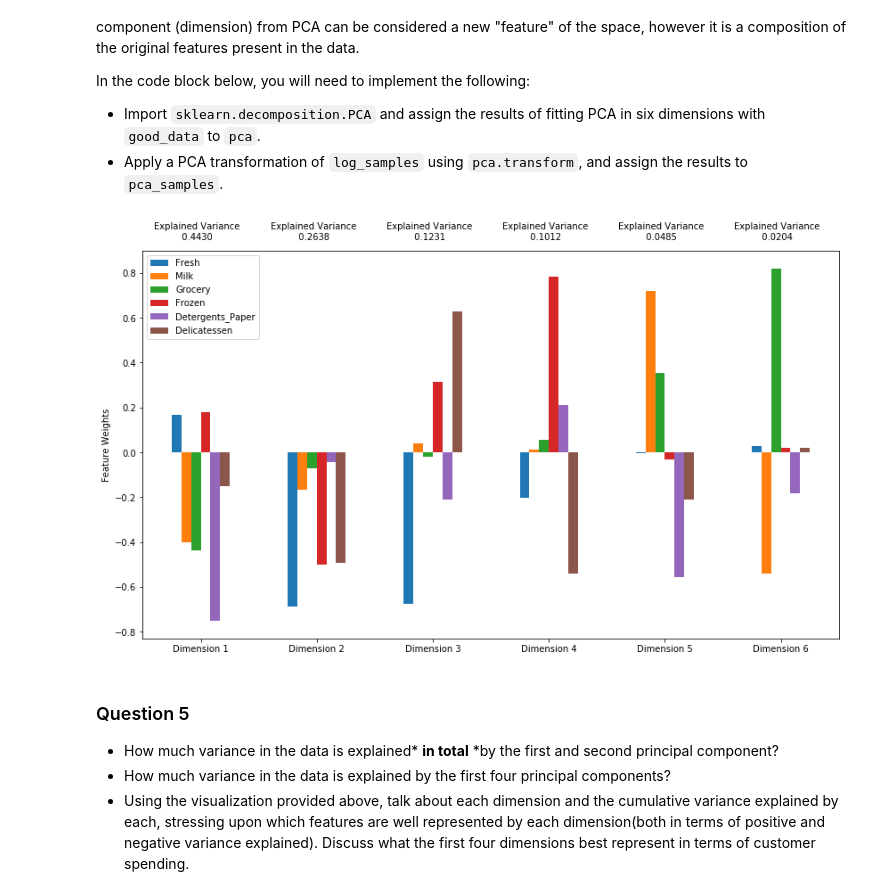
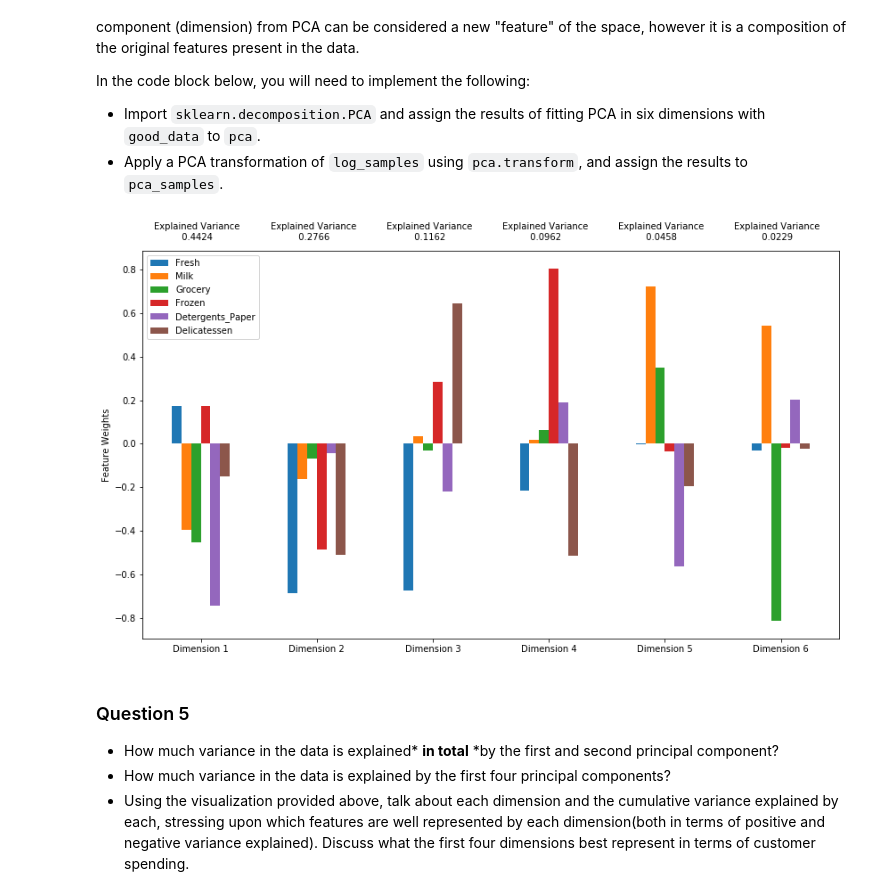
Before and after one commit to wang-zhe/Udacity-Review-Statistics, a Jupyter notebook: customer_segments.ipynb, the cells around one changed output. Drawn from its saved outputs; the diff is of its cells as text; code cells hidden in the pictures.

```diff
--- a/customer_segments.ipynb
+++ b/customer_segments.ipynb
@@ -60,8 +60,7 @@ display(data.describe())
 To get a better understanding of the customers and how their data will transform through the analysis, it would be best to select a few sample data points and explore them in more detail. In the code block below, add **three** indices of your choice to the `indices` list which will represent the customers to track. It is suggested to try different sets of samples until you obtain customers that vary significantly from one another.
 # %%
 # TODO: Select three indices of your choice you wish to sample from the dataset
-indices = [10, 138, 300]
-print(data.shape)
+indices = [26,176,392]
 
 # Create a DataFrame of the chosen samples
 samples = pd.DataFrame(data.loc[indices], columns = data.keys()).reset_index(drop = True)
@@ -202,10 +172,10 @@ In the code block below, you will need to implement the following:
  - Assign a copy of the sample data to `log_samples` after applying logarithmic scaling. Again, use `np.log`.
 # %%
 # TODO: Scale the data using the natural logarithm
-log_data = np.log(data)
+log_data =data.apply(lambda x:np.log(x))
 
 # TODO: Scale the sample data using the natural logarithm
-log_samples = np.log(samples)
+log_samples = samples.apply(lambda x:np.log(x))
 
 # Produce a scatter matrix for each pair of newly-transformed features
 pd.scatter_matrix(log_data, alpha = 0.3, figsize = (14,8), diagonal = 'kde');
@@ -238,7 +208,6 @@ In the code block below, you will need to implement the following:
 Once you have performed this implementation, the dataset will be stored in the variable `good_data`.
 # %%
 # For each feature find the data points with extreme high or low values
-feature_index_outliers = {}
 for feature in log_data.keys():
 
     # TODO: Calculate Q1 (25th percentile of the data) for the given feature
@@ -248,37 +217,19 @@ for feature in log_data.keys():
     Q3 = np.percentile(log_data[feature],75)
 
     # TODO: Use the interquartile range to calculate an outlier step (1.5 times the interquartile range)
-    step = (Q3-Q1)*1.5
+    step = Q3-Q1
 
     # Display the outliers
     print("Data points considered outliers for the feature '{}':".format(feature))
     display(log_data[~((log_data[feature] >= Q1 - step) & (log_data[feature] <= Q3 + step))])
-    feature_index_outliers[feature] = log_data[~((log_data[feature] >= Q1 - step) & (log_data[feature] <= Q3 + step))].index
-
-final_dict = {}
-total_outliers = 0
-for feature in feature_index_outliers:
-    total_outliers += len(feature_index_outliers[feature])
-    other_features = [x for x in feature_index_outliers.keys() if x != feature]
-    index_list = feature_index_outliers[feature]
-    for index in index_list:
-        if not index in final_dict.keys():
-            for fea in other_features:
-                if index in feature_index_outliers[fea]:
-                    try:
-                        final_dict[index].append(fea)
-                    except:
-                        final_dict[index] = [feature, fea]
-
-print(final_dict)
-print("Total outliers")
-print(total_outliers)
 
 # OPTIONAL: Select the indices for data points you wish to remove
-outliers  = [65, 66, 75, 128, 154]
+outliers  = []
 
 # Remove the outliers, if any were specified
 good_data = log_data.drop(log_data.index[outliers]).reset_index(drop = True)
+
+#
 # %% [output]
 Data points considered outliers for the feature 'Fresh':
 |  | Fresh | Milk | Grocery | Frozen | Detergents_Paper | Delicatessen |
@@ -364,17 +348,18 @@ In the code block below, you will need to implement the following:
  - Import `sklearn.decomposition.PCA` and assign the results of fitting PCA in six dimensions with `good_data` to `pca`.
  - Apply a PCA transformation of `log_samples` using `pca.transform`, and assign the results to `pca_samples`.
 # %%
+# TODO: Apply PCA by fitting the good data with the same number of dimensions as features
 from sklearn.decomposition import PCA
-# TODO: Apply PCA by fitting the good data with the same number of dimensions as features
-pca = PCA(n_components=6).fit(good_data)
+
+pca = PCA().fit(good_data)
 
 # TODO: Transform log_samples using the PCA fit above
 pca_samples = pca.transform(log_samples)
 
 # Generate PCA results plot
 pca_results = vs.pca_results(good_data, pca)
 # %% [output]
-[figure, old version]
+[figure, new version]
 # %% [markdown]
 ### Question 5
 
```
Also changed, not shown: parts of 45 cells of this notebook.
